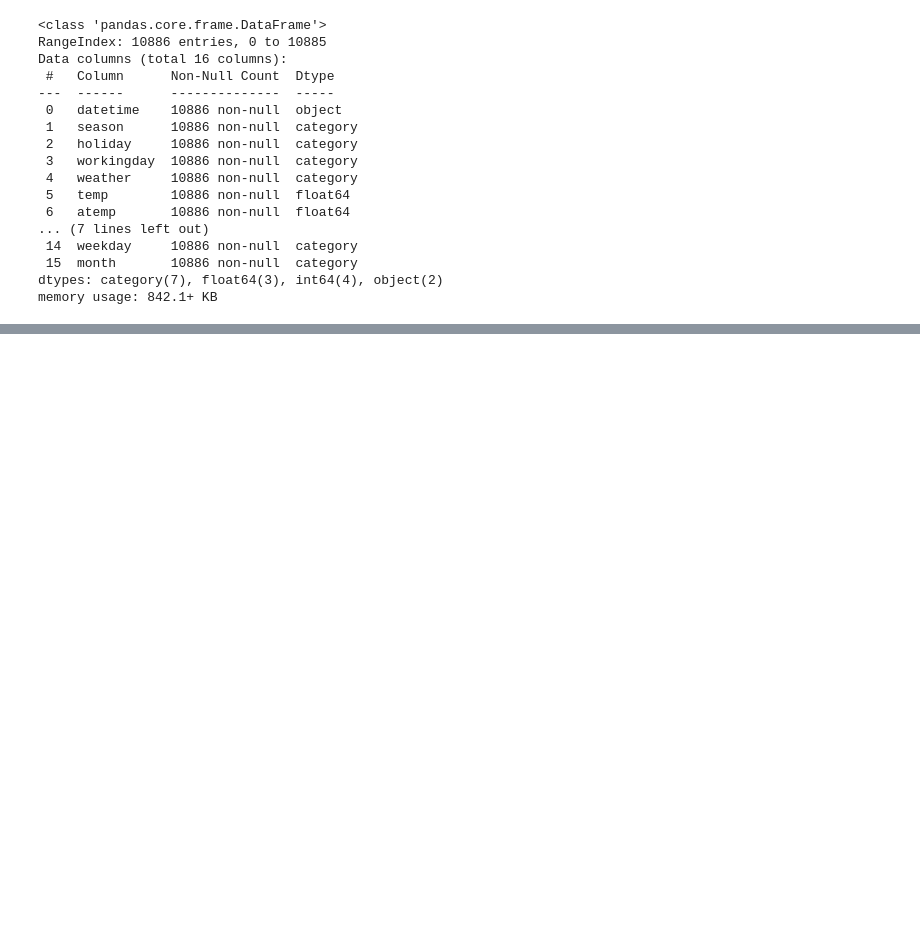
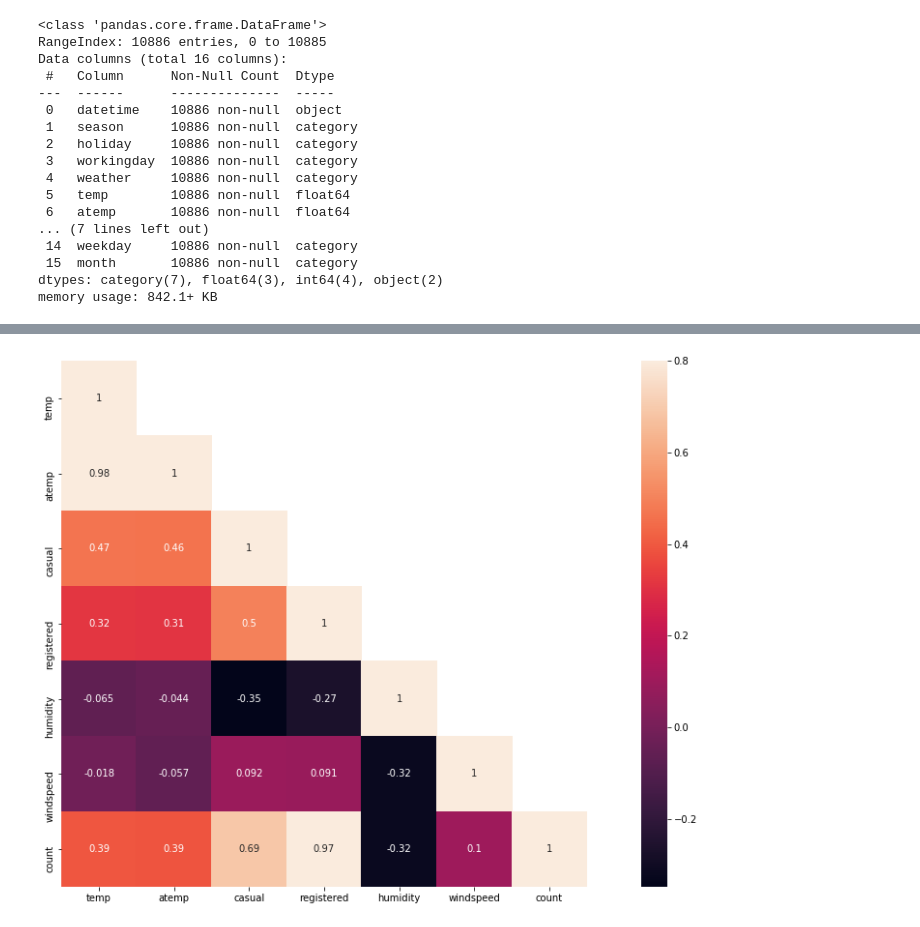
Before and after one commit to mintaewon/taewon, a Jupyter notebook: kaggle/Bike/study.ipynb, the cells around one changed output, grey strips where cells are left out. Saved outputs shown, nothing was run; the diff lists cells and outputs as text; code cells hidden in the pictures; blank space fills up the shorter version.

```diff
--- a/kaggle/Bike/study.ipynb
+++ b/kaggle/Bike/study.ipynb
@@ -110,0 +138,9 @@ dataTypeDF
+# %%
+corrMatt = dailyData[['temp', 'atemp', 'casual', 'registered', 'humidity', 'windspeed', 'count']].corr()
+mask = np.array(corrMatt)
+mask[np.tril_indices_from(mask)] = False
+fig, ax = plt.subplots(figsize=(20,10))
+sns.heatmap(corrMatt, mask=mask, vmax=.8, square=True, annot=True)
+plt.show()
+# %% [output]
+[figure, added]
```
Also changed, not shown: parts of 32 cells of this notebook, 1 other file.
